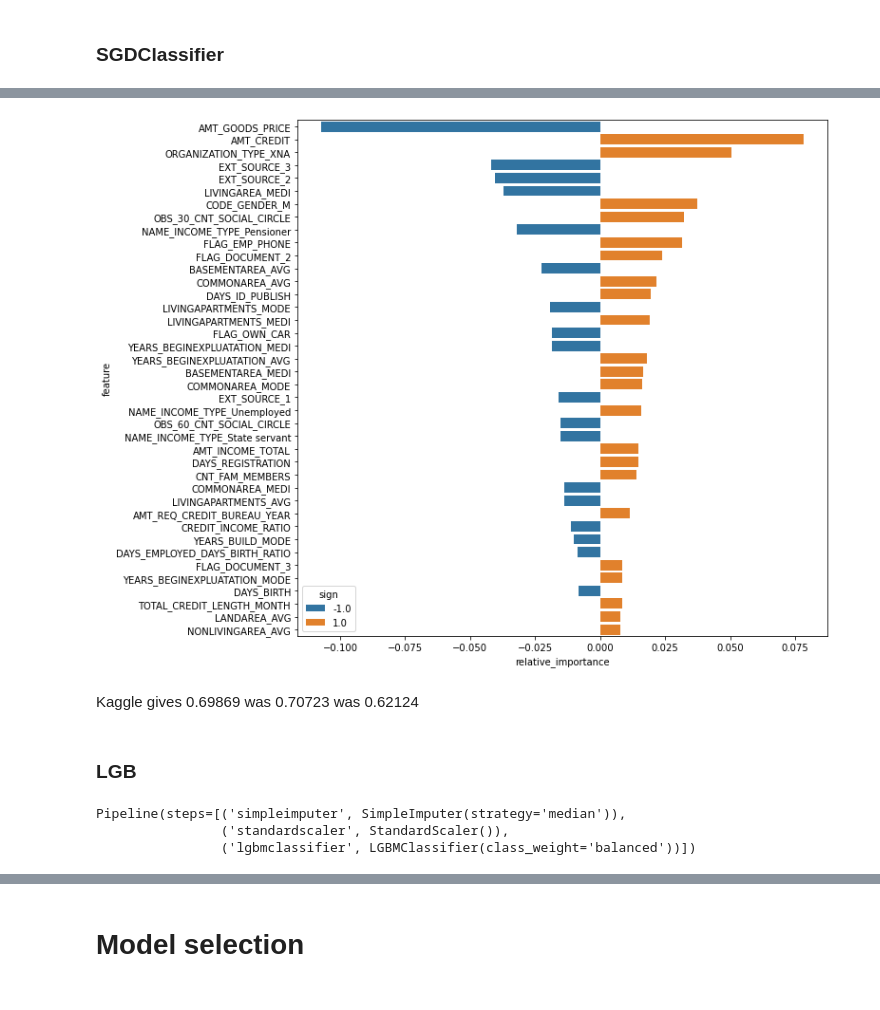
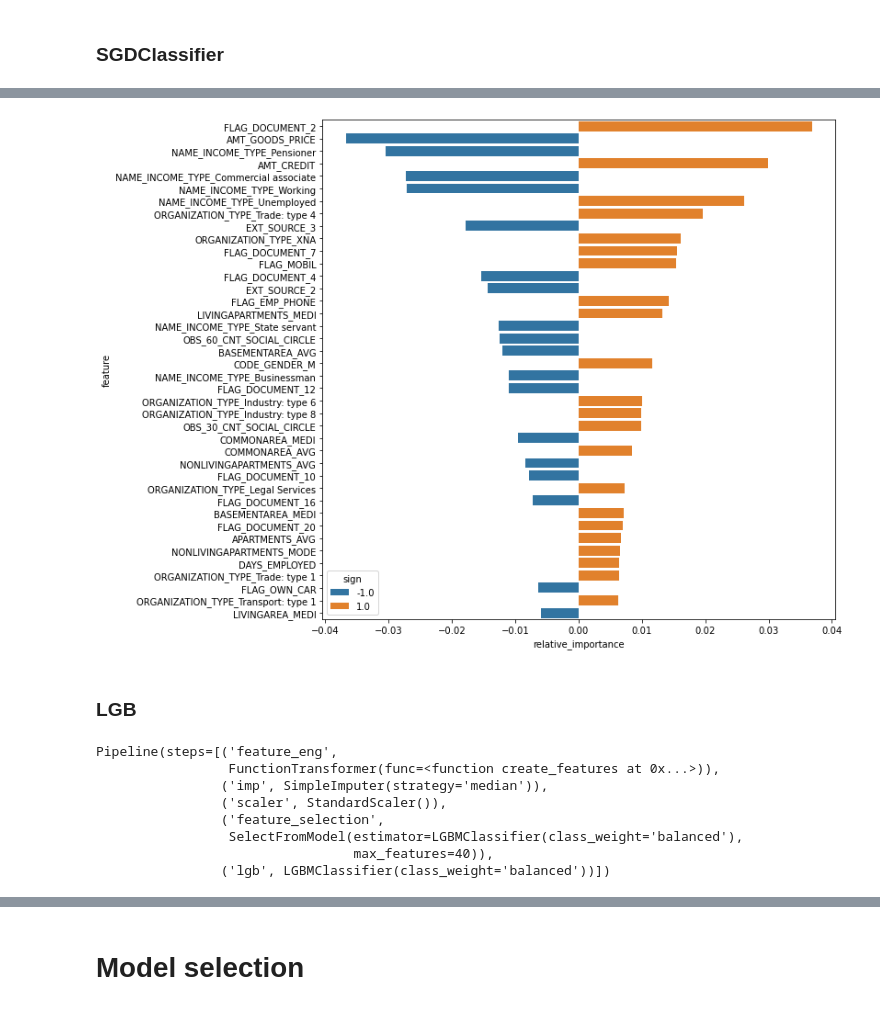
Before and after one commit to yhereng/OpenClassrooms, a Jupyter notebook: OC-P4/Projet 4 - Construisez un modèle de scoring.ipynb, the cells around one changed output, grey strips where cells are left out. Cells and saved outputs as stored; diff of their text form; code cells hidden in the pictures.

```diff
--- a/OC-P4/Projet 4 - Construisez un modèle de scoring.ipynb
+++ b/OC-P4/Projet 4 - Construisez un modèle de scoring.ipynb
@@ -820,5 +893,0 @@ app_data_busi.shape
-# %%
-selected_features_busi = selected_features.append(pd.Index(['ANNUITY_INCOME_RATIO',
-                                                   'CREDIT_INCOME_RATIO',
-                                                   'DAYS_EMPLOYED_DAYS_BIRTH_RATIO',
-                                                   'TOTAL_CREDIT_LENGTH_MONTH']))
@@ -881,4 +1011,4 @@ Pipeline(steps=[('simpleimputer', SimpleImputer(strategy='median')),
 # %%
-A = features_importance_lg(sgd,selected_features_busi,plot=True)
+A = features_importance_lg(pipeline_sgd_busi.named_steps['sgd'],selected_features_busi,plot=True)
 # %% [output]
-[figure, old version]
+[figure, new version]
@@ -887,2 +1014,0 @@ kaggle_submit(pipeline_sgd,app_kaggle_busi,'sgd_balanced_option_busi.csv')
-# %% [markdown]
-Kaggle gives 0.69869 was 0.70723 was 0.62124
@@ -889,8 +1019,2 @@ Kaggle gives 0.69869 was 0.70723 was 0.62124
 # %% [markdown]
 ### LGB
-# %%
-pipeline_lgb.fit(X_train_busi,y_train_busi)
-# %% [output]
-Pipeline(steps=[('simpleimputer', SimpleImputer(strategy='median')),
-                ('standardscaler', StandardScaler()),
-                ('lgbmclassifier', LGBMClassifier(class_weight='balanced'))])
@@ -896,0 +1030,11 @@ Pipeline(steps=[('simpleimputer', SimpleImputer(strategy='median')),
+# %%
+pipeline_lgb_red_busi.fit(X_train_under,y_train_under)
+# %% [output]
+Pipeline(steps=[('feature_eng',
+                 FunctionTransformer(func=<function create_features at 0x...>)),
+                ('imp', SimpleImputer(strategy='median')),
+                ('scaler', StandardScaler()),
+                ('feature_selection',
+                 SelectFromModel(estimator=LGBMClassifier(class_weight='balanced'),
+                                 max_features=40)),
+                ('lgb', LGBMClassifier(class_weight='balanced'))])
```
Also changed, not shown: parts of 144 cells of this notebook.
